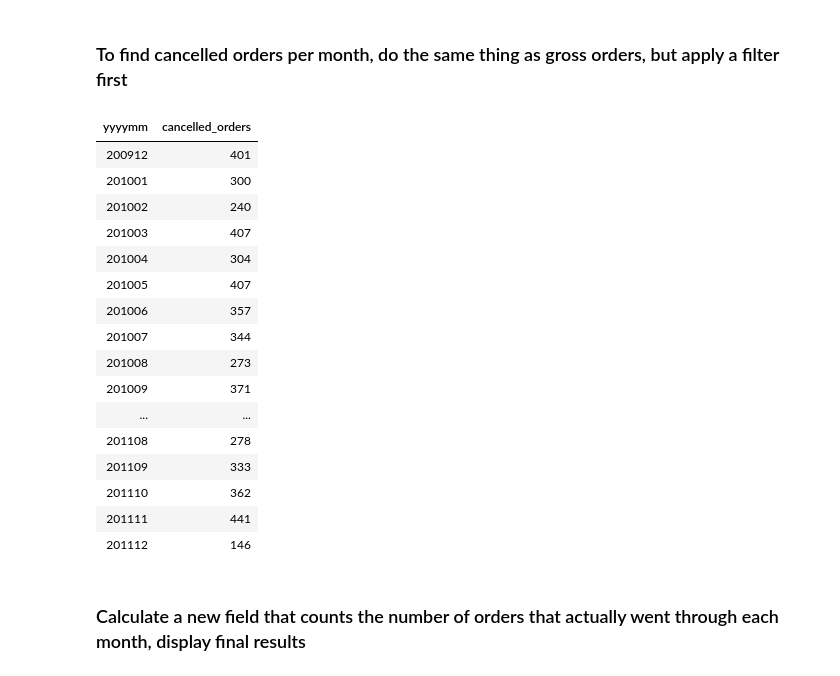
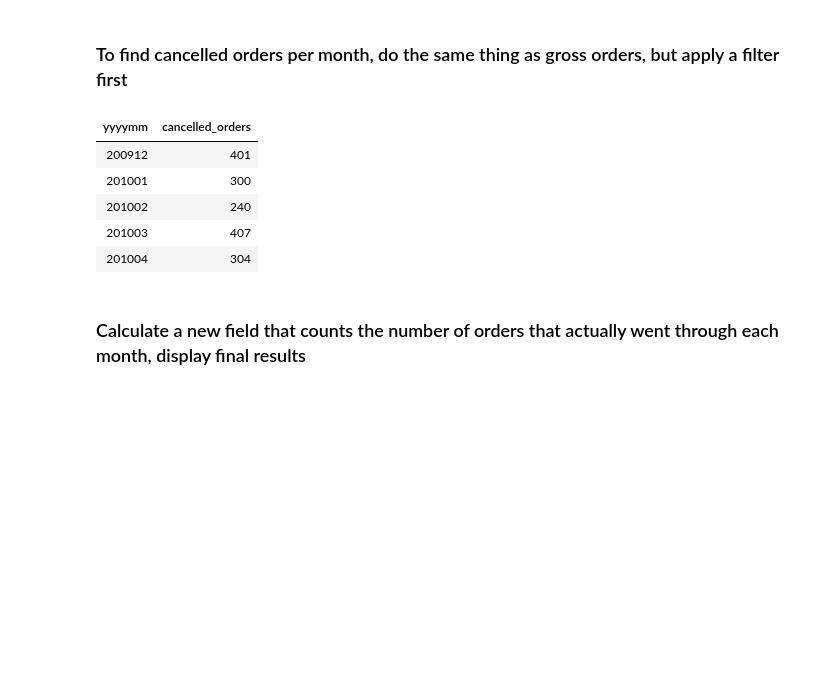
Before and after one commit to jarviscanada/jarvis_data_eng_KevinShimotakahara, a Jupyter notebook: spark/notebook/RetailDataAnalyticswithPySpark.ipynb, the cells around one changed output. Saved outputs shown, nothing was run; the diff lists cells and outputs as text; code cells hidden in the pictures; blank space fills up the shorter version.

```diff
--- a/spark/notebook/RetailDataAnalyticswithPySpark.ipynb
+++ b/spark/notebook/RetailDataAnalyticswithPySpark.ipynb
@@ -240,26 +239,15 @@ display(gross_orders)
 # %%
 cancelled_orders = retail_csv.filter(col("invoice_no").like("C%"))
 cancelled_orders = cancelled_orders.groupby("yyyymm").agg(expr('count(distinct invoice_no)').alias('cancelled_orders'))
 cancelled_orders = cancelled_orders.orderBy("yyyymm")
-display(cancelled_orders)
+display(cancelled_orders.limit(5))
 # %% [output]
 | yyyymm | cancelled_orders |
 | 200912 | 401 |
 | 201001 | 300 |
 | 201002 | 240 |
 | 201003 | 407 |
 | 201004 | 304 |
-| 201005 | 407 |
-| 201006 | 357 |
-| 201007 | 344 |
-| 201008 | 273 |
-| 201009 | 371 |
-| ... | ... |
-| 201108 | 278 |
-| 201109 | 333 |
-| 201110 | 362 |
-| 201111 | 441 |
-| 201112 | 146 |
 # %% [markdown]
 ### Calculate a new field that counts the number of orders that actually went through each month, display final results
 # %%
```
Also changed, not shown: parts of 16 cells of this notebook, 1 other file.
